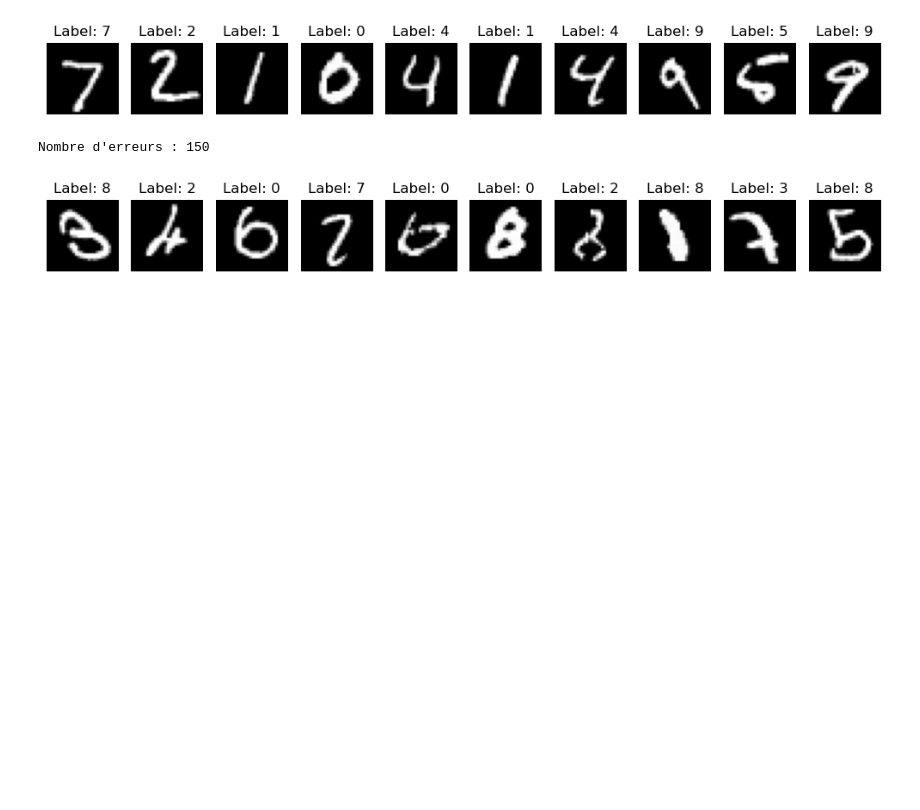
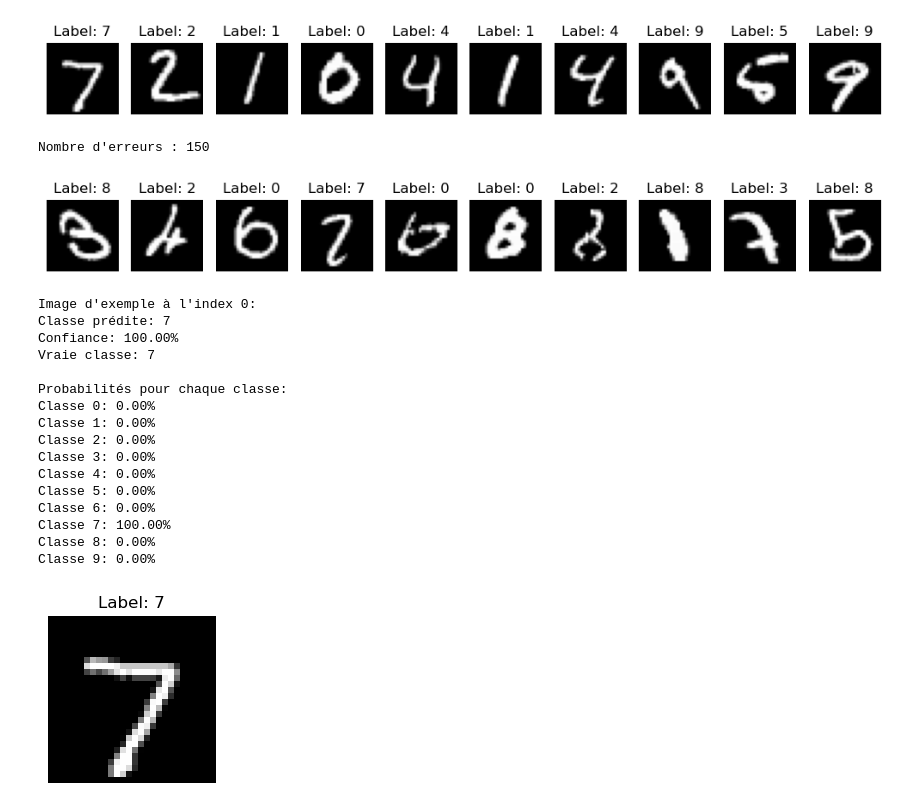
Before and after one commit to EstellePleinet/ML5, a Jupyter notebook: ML5_keras_J2.ipynb, the cells around one changed output. Drawn from its saved outputs; the diff is of its cells as text; code cells hidden in the pictures; blank space fills up the shorter version.

```diff
--- a/ML5_keras_J2.ipynb
+++ b/ML5_keras_J2.ipynb
@@ -249,3 +249,45 @@ display_images(error_images, error_labels, n=10)
 # %% [output]
 Nombre d'erreurs : 150
 [figure]
+# %%
+# On veut récupérer le % de fiabilité pour une donnée prédite
+
+# Prendre un exemple de prédiction
+index_exemple = 0
+image_exemple = x_test[index_exemple:index_exemple+1]
+
+# Obtenir les probabilités pour cette image
+probabilites = model.predict(image_exemple, verbose=0)
+classe_predite = np.argmax(probabilites)
+confiance = np.max(probabilites) * 100
+
+print(f"Image d'exemple à l'index {index_exemple}:")
+print(f"Classe prédite: {classe_predite}")
+print(f"Confiance: {confiance:.2f}%")
+print(f"Vraie classe: {y_test[index_exemple]}")
+
+# Afficher toutes les probabilités pour cette prédiction
+print("\nProbabilités pour chaque classe:")
+for i, prob in enumerate(probabilites[0]):
+    print(f"Classe {i}: {prob*100:.2f}%")
+
+# Afficher l'image
+display_images(image_exemple, [classe_predite], n=1)
+# %% [output]
+Image d'exemple à l'index 0:
+Classe prédite: 7
+Confiance: 100.00%
+Vraie classe: 7
+
+Probabilités pour chaque classe:
+Classe 0: 0.00%
+Classe 1: 0.00%
+Classe 2: 0.00%
+Classe 3: 0.00%
+Classe 4: 0.00%
+Classe 5: 0.00%
+Classe 6: 0.00%
+Classe 7: 100.00%
+Classe 8: 0.00%
+Classe 9: 0.00%
+[figure, added]
```
Also changed, not shown: parts of 1 cell of this notebook.
